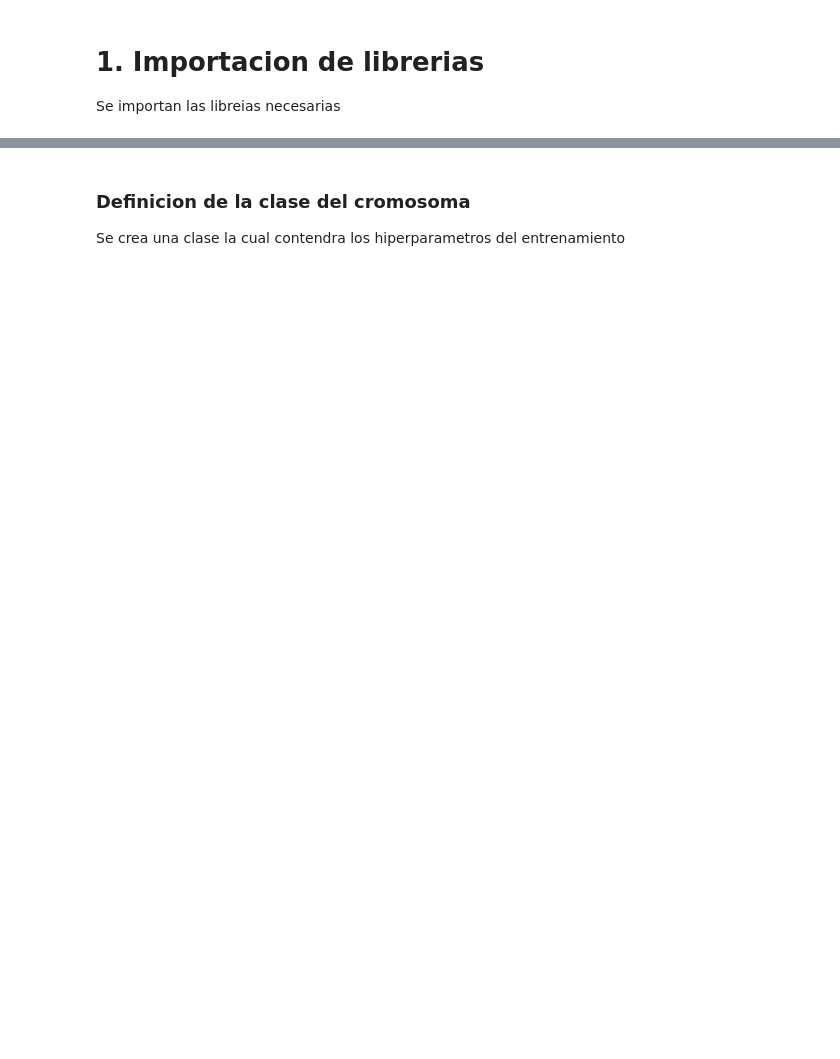
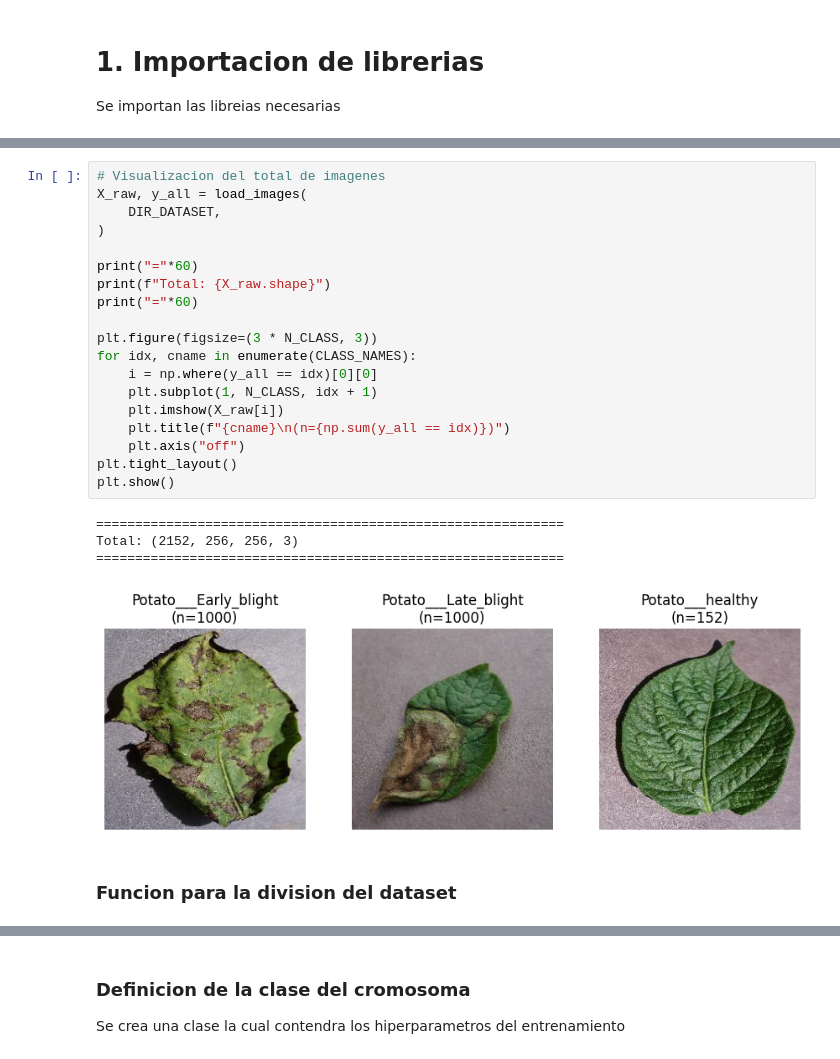
Before and after one commit to DiegoCel29/IA-Aplicada, a Jupyter notebook: AG-CNN.ipynb, the cells around one changed output, grey strips where cells are left out. Drawn from its saved outputs; the diff is of its cells as text; blank space fills up the shorter version.

Commit message:
Avence un poco mas, y orden para Run All

```diff
--- a/AG-CNN.ipynb
+++ b/AG-CNN.ipynb
@@ -30,0 +165,26 @@ GPU disponible: Si
+# %%
+# Visualizacion del total de imagenes
+X_raw, y_all = load_images(
+    DIR_DATASET,
+)
+
+print("="*60)
+print(f"Total: {X_raw.shape}")
+print("="*60)
+
+plt.figure(figsize=(3 * N_CLASS, 3))
+for idx, cname in enumerate(CLASS_NAMES):
+    i = np.where(y_all == idx)[0][0]
+    plt.subplot(1, N_CLASS, idx + 1)
+    plt.imshow(X_raw[i])
+    plt.title(f"{cname}\n(n={np.sum(y_all == idx)})")
+    plt.axis("off")
+plt.tight_layout()
+plt.show()
+# %% [output]
+============================================================
+Total: (2152, 256, 256, 3)
+============================================================
+[figure, added]
+# %% [markdown]
+### Funcion para la division del dataset
```
Also changed, not shown: parts of 32 cells of this notebook.
